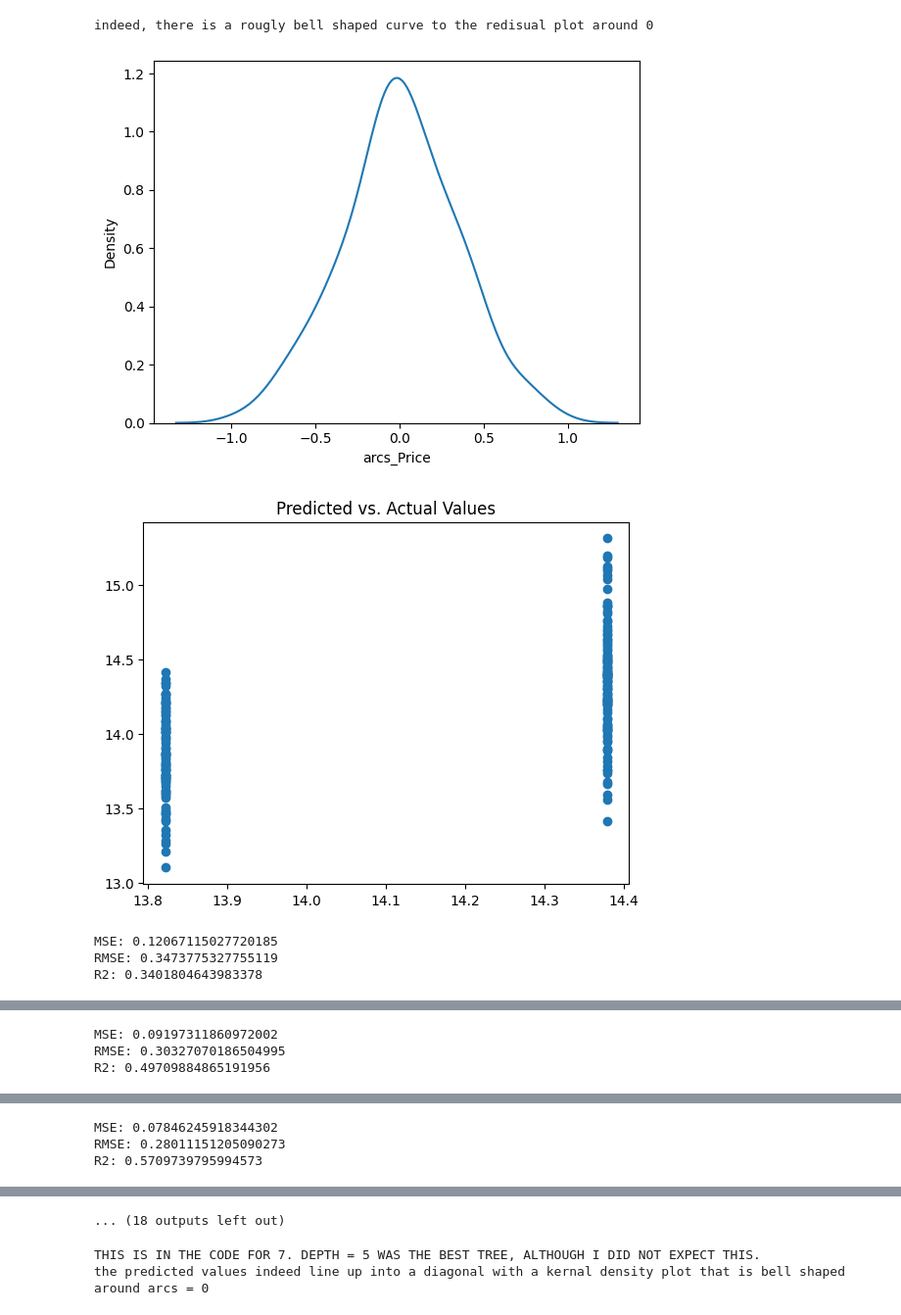
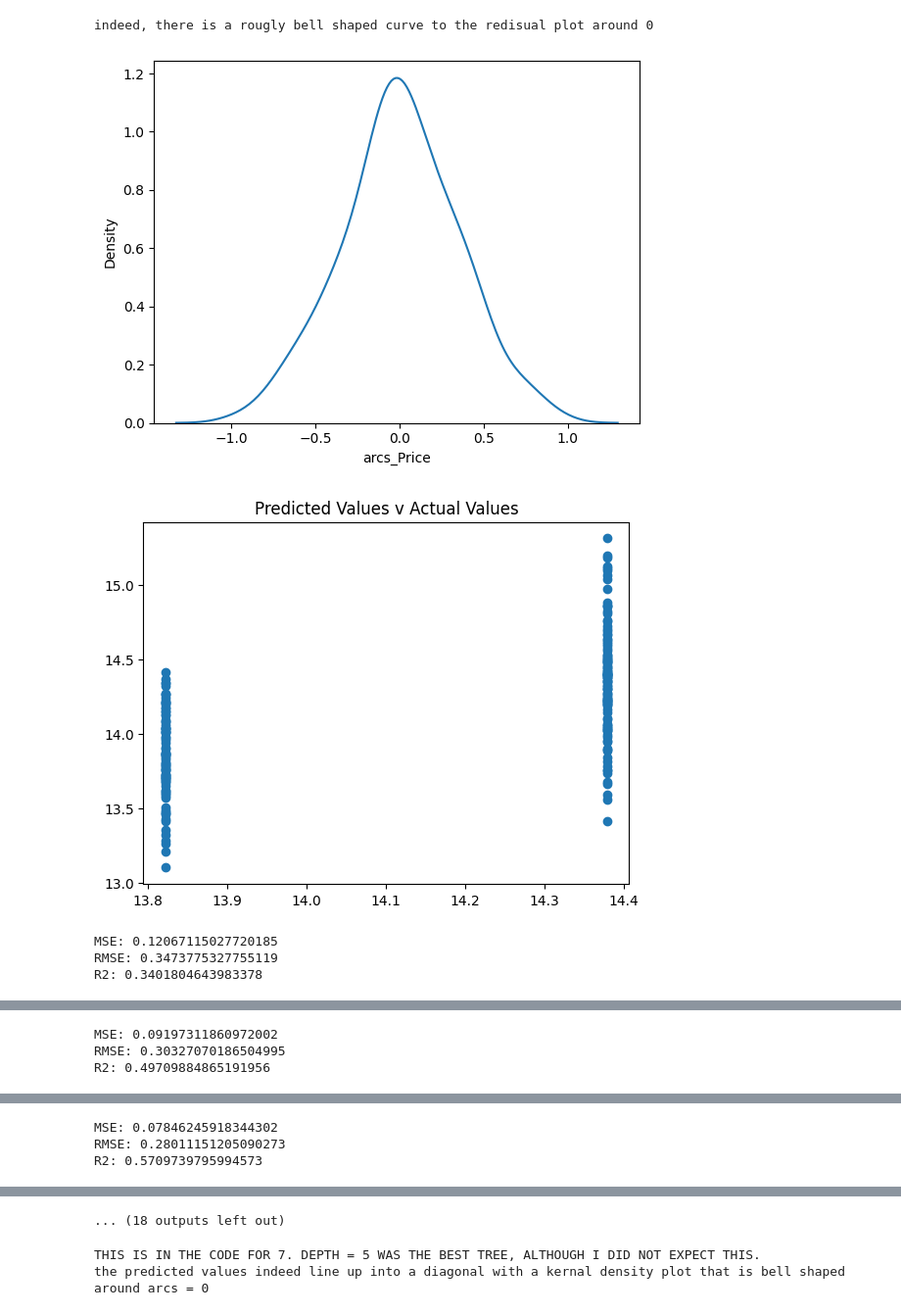
Before and after one commit to JRAlbanese/assignment4, a Jupyter notebook: assignment4.ipynb, the cells around one changed output, grey strips where cells are left out. Shown at 98% size. Cells and saved outputs as stored; diff of their text form; code cells hidden in the pictures.

```diff
--- a/assignment4.ipynb
+++ b/assignment4.ipynb
@@ -568,35 +493,35 @@ for max_depth in max_depths:
 
     # True versus predicted plot:
     plt.scatter(x=y_hat_cart, y=y_all_test)
-    plt.title(f'Predicted vs. Actual Values')
+    plt.title('Predicted Values v Actual Values')
     plt.show()
 
     # Metrics
     MSE_cart = mean_squared_error(y_all_test, y_hat_cart)
     RMSE_cart = np.sqrt(MSE_cart)
     R2_cart = r2_score(y_all_test, y_hat_cart)
 
     r2_list.append(R2_cart)
     MSE_list.append(MSE_cart)
 
 
     print("MSE:", MSE_cart)
     print("RMSE:", RMSE_cart)
     print("R2:", R2_cart)
 
 
 r2_array = np.array(r2_list)
 MSE_array = np.array(MSE_list)
 print("R2's: ", r2_list)
 print("MSE's: ", MSE_list)
 
 print("Index of highest R^2: ", np.argmax(r2_array), "; VALUE: ", r2_array.max())
 print("Index of lowest MSE: ", np.argmin(MSE_array), "; VALUE: ", MSE_array.min())
 pn(" ")
 pn("IF WE CALL THE ROOT 0, THEN THE TREE AT A DEPTH OF 5 IS THE BEST, SINCE IT HAS BOTH THE LOWEST MSE AND THE HIGHEST MSE")
 # %% [output]
 [figure]
-[figure, old version]
+[figure, new version]
 MSE: 0.12067115027720185
 RMSE: 0.3473775327755119
 R2: 0.3401804643983378
```
Also changed, not shown: parts of 8 cells of this notebook.
